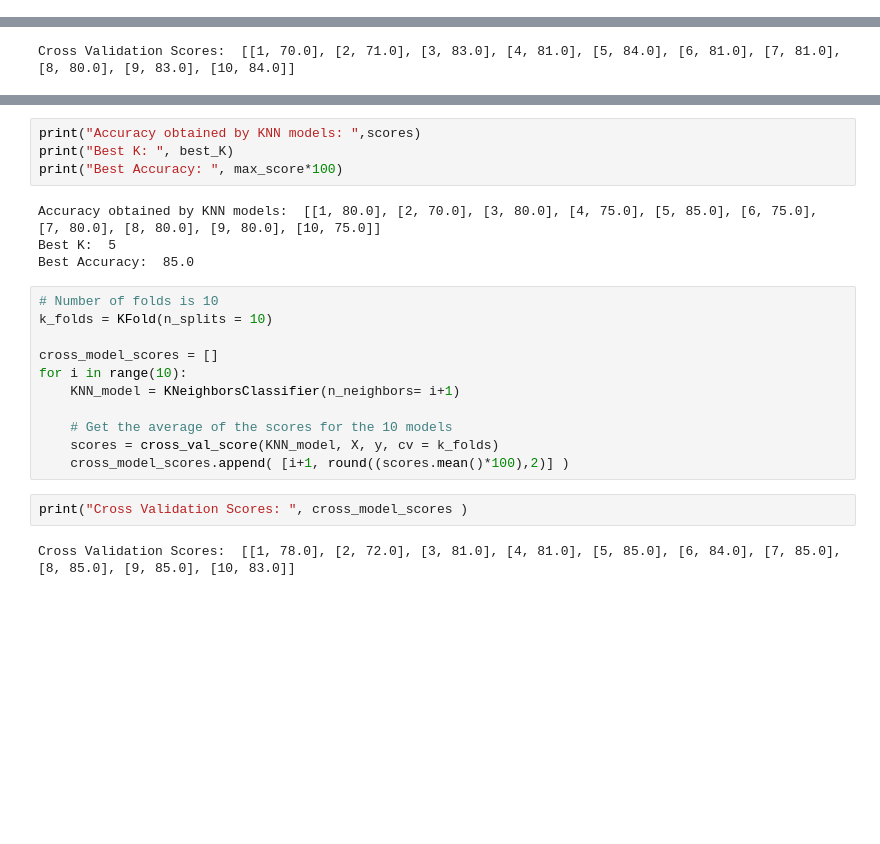
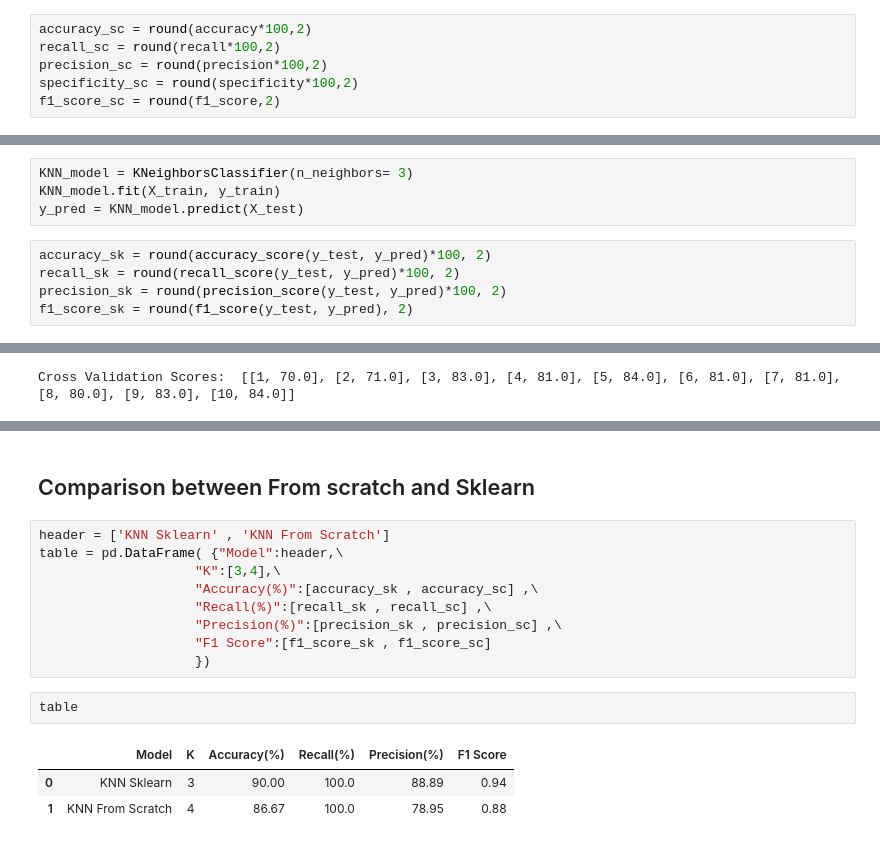
Before and after one commit to Abdelrhman012/Ai-for-Robotics, a Jupyter notebook: Task 2/KNN.ipynb, the cells around one changed output, grey strips where cells are left out. Saved outputs shown, nothing was run; the diff lists cells and outputs as text; blank space fills up the shorter version.

```diff
--- a/Task2/KNN.ipynb
+++ b/Task 2/KNN.ipynb
@@ -126,0 +174,6 @@ Best Accuracy:  0
+# %%
+accuracy_sc = round(accuracy*100,2)
+recall_sc = round(recall*100,2)
+precision_sc = round(precision*100,2)
+specificity_sc = round(specificity*100,2)
+f1_score_sc = round(f1_score,2)
@@ -184,0 +262,9 @@ Best Accuracy:  90.0
+# %%
+KNN_model = KNeighborsClassifier(n_neighbors= 3)
+KNN_model.fit(X_train, y_train)
+y_pred = KNN_model.predict(X_test)
+# %%
+accuracy_sk = round(accuracy_score(y_test, y_pred)*100, 2)
+recall_sk = round(recall_score(y_test, y_pred)*100, 2)
+precision_sk = round(precision_score(y_test, y_pred)*100, 2)
+f1_score_sk = round(f1_score(y_test, y_pred), 2)
@@ -228,23 +299,17 @@ for i in range(10):
-# %%
-print("Accuracy obtained by KNN models: ",scores)
-print("Best K: ", best_K)
-print("Best Accuracy: ", max_score*100)
-# %% [output]
-Accuracy obtained by KNN models:  [[1, 80.0], [2, 70.0], [3, 80.0], [4, 75.0], [5, 85.0], [6, 75.0], [7, 80.0], [8, 80.0], [9, 80.0], [10, 75.0]]
-Best K:  5
-Best Accuracy:  85.0
-# %%
-# Number of folds is 10
-k_folds = KFold(n_splits = 10)
-
-cross_model_scores = []
-for i in range(10):
-    KNN_model = KNeighborsClassifier(n_neighbors= i+1)
-
-    # Get the average of the scores for the 10 models
-    scores = cross_val_score(KNN_model, X, y, cv = k_folds)
-    cross_model_scores.append( [i+1, round((scores.mean()*100),2)] )
-# %%
-print("Cross Validation Scores: ", cross_model_scores )
-# %% [output]
-Cross Validation Scores:  [[1, 78.0], [2, 72.0], [3, 81.0], [4, 81.0], [5, 85.0], [6, 84.0], [7, 85.0], [8, 85.0], [9, 85.0], [10, 83.0]]
+# %% [markdown]
+## Comparison between From scratch and Sklearn
+# %%
+header = ['KNN Sklearn' , 'KNN From Scratch']
+table = pd.DataFrame( {"Model":header,\
+                    "K":[3,4],\
+                    "Accuracy(%)":[accuracy_sk , accuracy_sc] ,\
+                    "Recall(%)":[recall_sk , recall_sc] ,\
+                    "Precision(%)":[precision_sk , precision_sc] ,\
+                    "F1 Score":[f1_score_sk , f1_score_sc]
+                    })
+# %%
+table
+# %% [output]
+|  | Model | K | Accuracy(%) | Recall(%) | Precision(%) | F1 Score |
+| 0 | KNN Sklearn | 3 | 90.00 | 100.0 | 88.89 | 0.94 |
+| 1 | KNN From Scratch | 4 | 86.67 | 100.0 | 78.95 | 0.88 |
```
Also changed, not shown: parts of 29 cells of this notebook, 4 other files.
